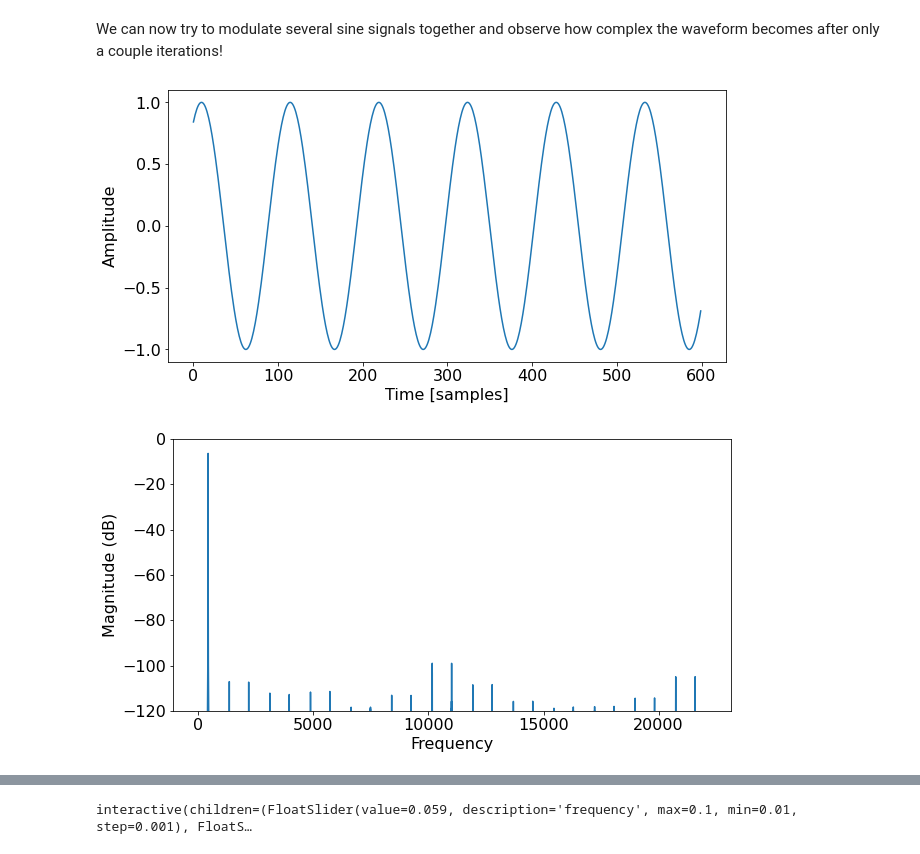
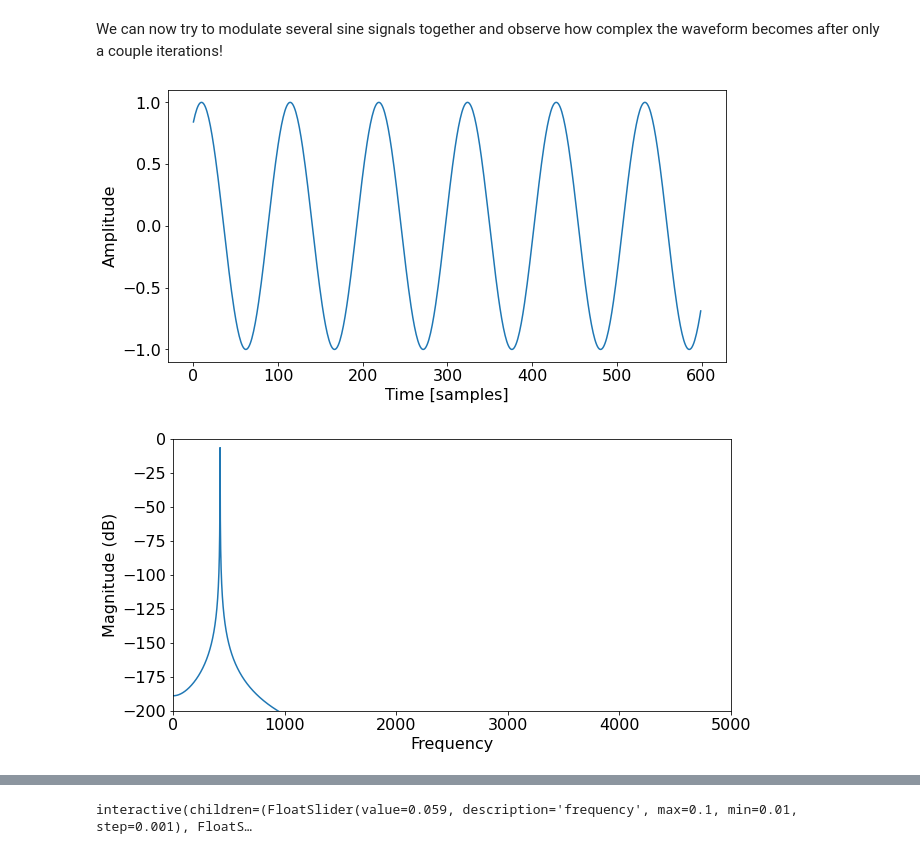
Before and after one commit to lucieperrotta/computersandmusic, a Jupyter notebook: Synthesizer.ipynb, the cells around one changed output, grey strips where cells are left out. Saved outputs shown, nothing was run; the diff lists cells and outputs as text; code cells hidden in the pictures.

```diff
--- a/Synthesizer.ipynb
+++ b/Synthesizer.ipynb
@@ -280,23 +278,24 @@ def modulator(cw, cA, mod_signal, mod_index=1):
 # %% [markdown]
 We can now try to modulate several sine signals together and observe how complex the waveform becomes after only a couple iterations!
 # %%
-sine1 = sine(A=1, w=0.06, phi=-1, n=np.arange(2*fs, dtype=np.float32))
+sine1 = sine(A=1, w=0.06, phi=-1, n=np.arange(2*fs))
 
 plt.figure(figsize=figsize)
 plt.plot(sine1[:600])
 plt.xlabel("Time [samples]")
 plt.ylabel("Amplitude")
 plt.show()
 
 plt.figure(figsize=figsize)
 plt.magnitude_spectrum(sine1, Fs=fs, scale="dB")
-plt.ylim(-120,0)
+plt.ylim(-200,0)
+plt.xlim(0, 5000)
 plt.show()
 
 Audio(sine1, rate=fs)
 # %% [output]
 [figure]
-[figure, old version]
+[figure, new version]
 [interactive output not drawn]
 # %%
 @widgets.interact(frequency=(.01, .1, .001), modulation=(0, 1, .01))
```
Also changed, not shown: parts of 3 cells of this notebook, 5 other files.
